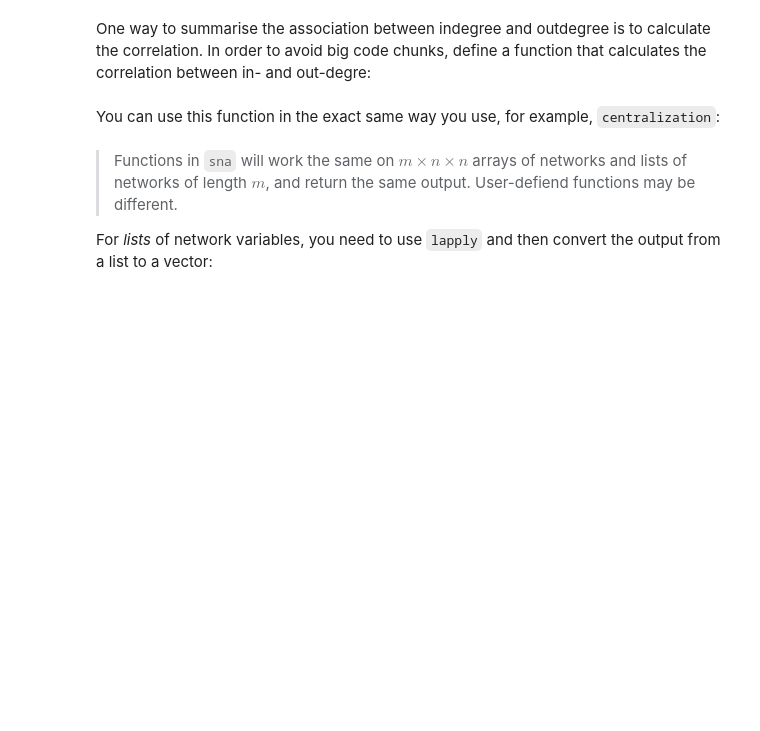
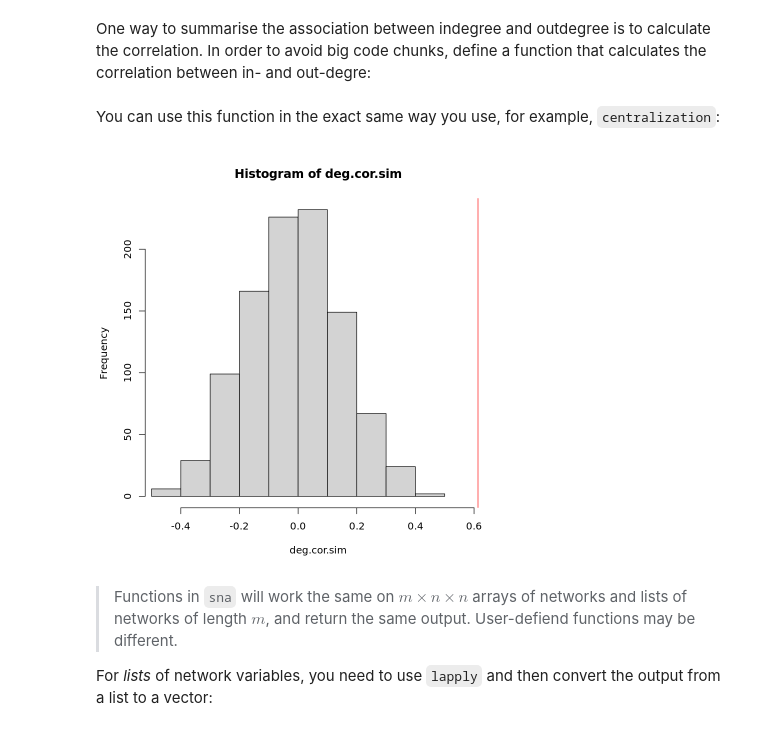
Before and after one commit to cskemp/cbs23, a Jupyter notebook: CBS-old/10_assessment_network_structure/10_assessment_network_structure.ipynb, the cells around one changed output. Saved outputs shown, nothing was run; the diff lists cells and outputs as text; code cells hidden in the pictures; blank space fills up the shorter version.

```diff
--- a/CBS-old/10_assessment_network_structure/10_assessment_network_structure.ipynb
+++ b/CBS-old/10_assessment_network_structure/10_assessment_network_structure.ipynb
@@ -224,12 +270,14 @@ You can use this function in the exact same way you use, for example, `centraliz
 # %%
 deg.cor.obs <-  deg.cor( X )
 
-deg.cor <- apply(Xsim,
+deg.cor.sim <- apply(Xsim,
                  1,
                  deg.cor )
 
-hist(deg.cor, xlim=range(deg.cor.obs,deg.cor))
+hist(deg.cor.sim, xlim=range(deg.cor.obs,deg.cor.sim))
 abline(v =deg.cor.obs, col='red')
+# %% [output]
+[figure, added]
 # %% [markdown]
 > Functions in `sna` will work the same on $m \times n \times n$ arrays of networks and lists of networks of length $m$, and return the same output. User-defiend functions may be different.
 
```
Also changed, not shown: parts of 44 cells of this notebook, 26 other files.
